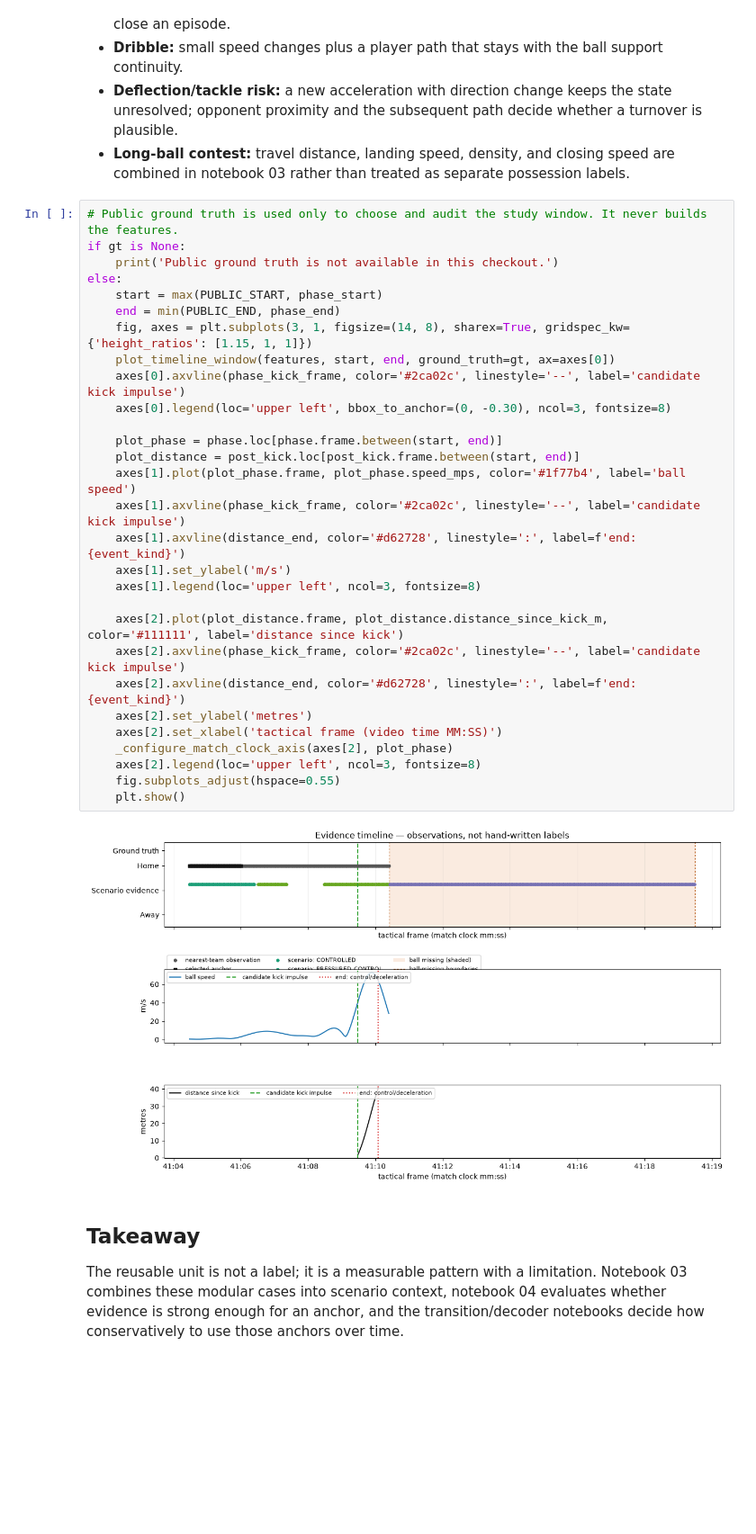
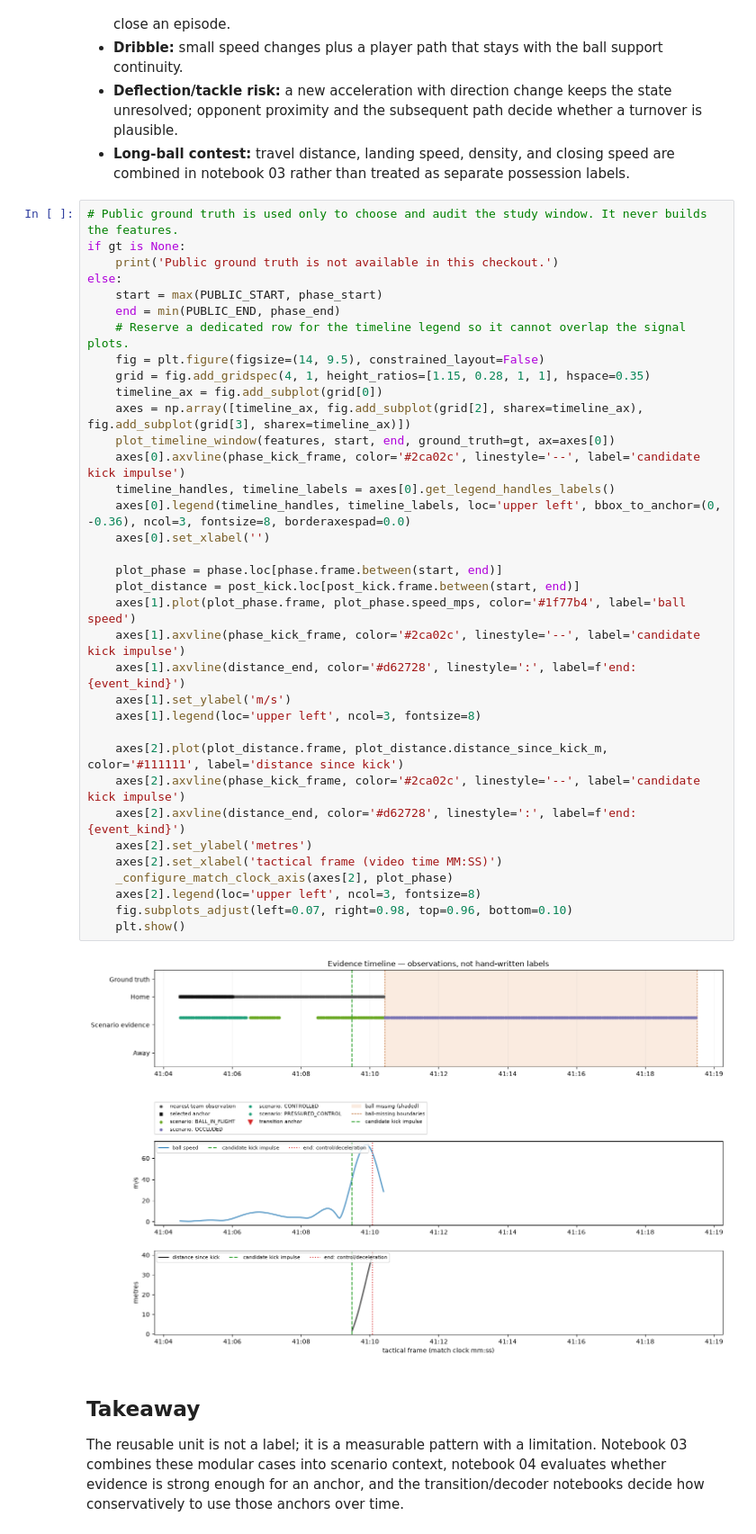
Before and after one commit to lukeaquilla11/Barcelona-hackathon, a Jupyter notebook: notebooks/02_feature_engineering.ipynb, the cells around one changed output. Shown at 90% size. Cells and saved outputs as stored; diff of their text form; blank space fills up the shorter version.

Commit message:
fix notebook 02 legend overlap

```diff
--- a/notebooks/02_feature_engineering.ipynb
+++ b/notebooks/02_feature_engineering.ipynb
@@ -181,34 +181,40 @@ plt.show()
 # %%
 # Public ground truth is used only to choose and audit the study window. It never builds the features.
 if gt is None:
     print('Public ground truth is not available in this checkout.')
 else:
     start = max(PUBLIC_START, phase_start)
     end = min(PUBLIC_END, phase_end)
-    fig, axes = plt.subplots(3, 1, figsize=(14, 8), sharex=True, gridspec_kw={'height_ratios': [1.15, 1, 1]})
+    # Reserve a dedicated row for the timeline legend so it cannot overlap the signal plots.
+    fig = plt.figure(figsize=(14, 9.5), constrained_layout=False)
+    grid = fig.add_gridspec(4, 1, height_ratios=[1.15, 0.28, 1, 1], hspace=0.35)
+    timeline_ax = fig.add_subplot(grid[0])
+    axes = np.array([timeline_ax, fig.add_subplot(grid[2], sharex=timeline_ax), fig.add_subplot(grid[3], sharex=timeline_ax)])
     plot_timeline_window(features, start, end, ground_truth=gt, ax=axes[0])
     axes[0].axvline(phase_kick_frame, color='#2ca02c', linestyle='--', label='candidate kick impulse')
-    axes[0].legend(loc='upper left', bbox_to_anchor=(0, -0.30), ncol=3, fontsize=8)
+    timeline_handles, timeline_labels = axes[0].get_legend_handles_labels()
+    axes[0].legend(timeline_handles, timeline_labels, loc='upper left', bbox_to_anchor=(0, -0.36), ncol=3, fontsize=8, borderaxespad=0.0)
+    axes[0].set_xlabel('')
 
     plot_phase = phase.loc[phase.frame.between(start, end)]
     plot_distance = post_kick.loc[post_kick.frame.between(start, end)]
     axes[1].plot(plot_phase.frame, plot_phase.speed_mps, color='#1f77b4', label='ball speed')
     axes[1].axvline(phase_kick_frame, color='#2ca02c', linestyle='--', label='candidate kick impulse')
     axes[1].axvline(distance_end, color='#d62728', linestyle=':', label=f'end: {event_kind}')
     axes[1].set_ylabel('m/s')
     axes[1].legend(loc='upper left', ncol=3, fontsize=8)
 
     axes[2].plot(plot_distance.frame, plot_distance.distance_since_kick_m, color='#111111', label='distance since kick')
     axes[2].axvline(phase_kick_frame, color='#2ca02c', linestyle='--', label='candidate kick impulse')
     axes[2].axvline(distance_end, color='#d62728', linestyle=':', label=f'end: {event_kind}')
     axes[2].set_ylabel('metres')
     axes[2].set_xlabel('tactical frame (video time MM:SS)')
     _configure_match_clock_axis(axes[2], plot_phase)
     axes[2].legend(loc='upper left', ncol=3, fontsize=8)
-    fig.subplots_adjust(hspace=0.55)
+    fig.subplots_adjust(left=0.07, right=0.98, top=0.96, bottom=0.10)
     plt.show()
 # %% [output]
-[figure, old version]
+[figure, new version]
 # %% [markdown]
 ## Takeaway
 
```
